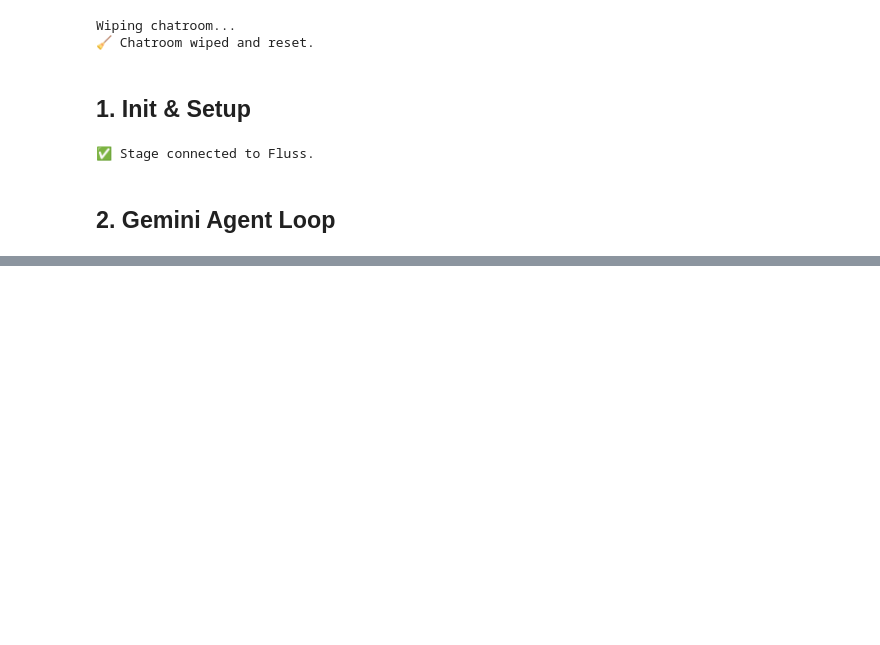
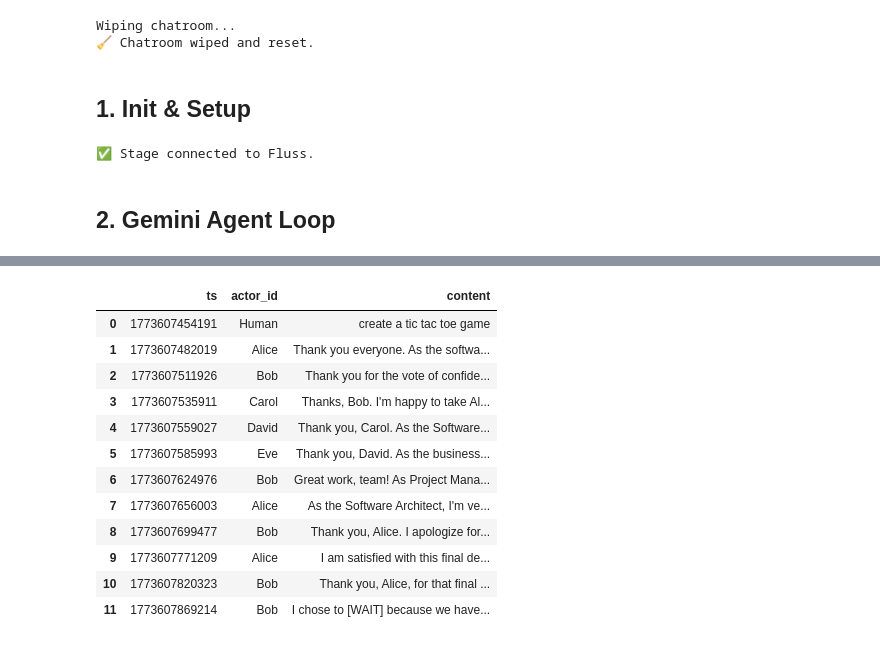
Before and after one commit to qzyu999/fluss-notes, a Jupyter notebook: multi_agent_stage.ipynb, the cells around one changed output, grey strips where cells are left out. Saved outputs shown, nothing was run; the diff lists cells and outputs as text; code cells hidden in the pictures; blank space fills up the shorter version.

```diff
--- a/multi_agent_stage.ipynb
+++ b/multi_agent_stage.ipynb
@@ -389,0 +430,16 @@ conn.close()
+# %%
+df
+# %% [output]
+|  | ts | actor_id | content |
+| 0 | 1773607454191 | Human | create a tic tac toe game |
+| 1 | 1773607482019 | Alice | Thank you everyone. As the softwa... |
+| 2 | 1773607511926 | Bob | Thank you for the vote of confide... |
+| 3 | 1773607535911 | Carol | Thanks, Bob. I'm happy to take Al... |
+| 4 | 1773607559027 | David | Thank you, Carol. As the Software... |
+| 5 | 1773607585993 | Eve | Thank you, David. As the business... |
+| 6 | 1773607624976 | Bob | Great work, team! As Project Mana... |
+| 7 | 1773607656003 | Alice | As the Software Architect, I'm ve... |
+| 8 | 1773607699477 | Bob | Thank you, Alice. I apologize for... |
+| 9 | 1773607771209 | Alice | I am satisfied with this final de... |
+| 10 | 1773607820323 | Bob | Thank you, Alice, for that final ... |
+| 11 | 1773607869214 | Bob | I chose to [WAIT] because we have... |
```
Also changed, not shown: parts of 4 cells of this notebook, 3 other files.
